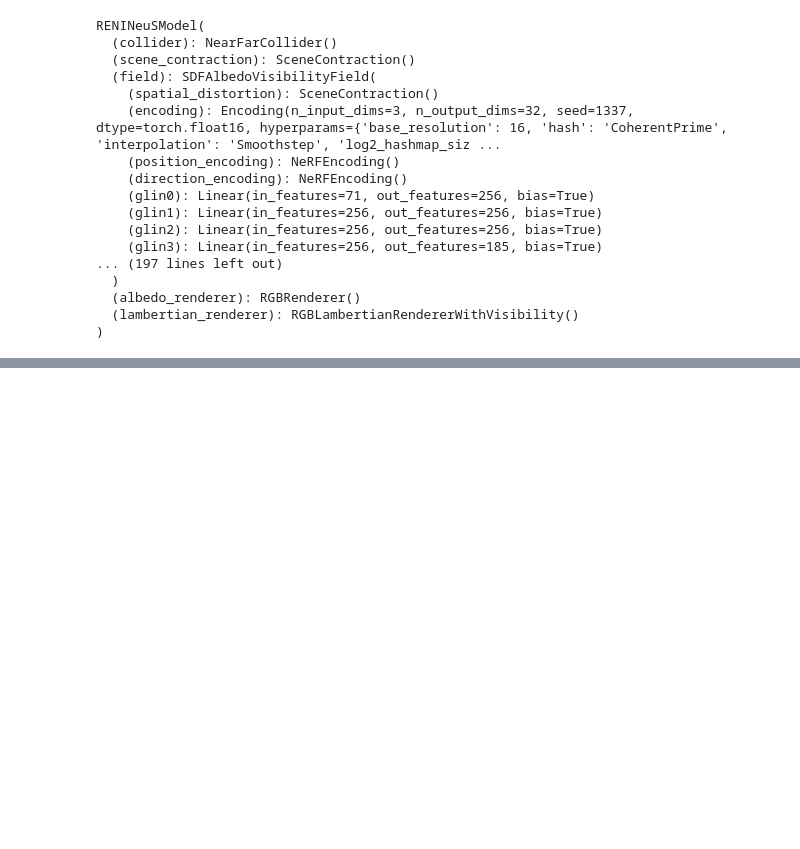
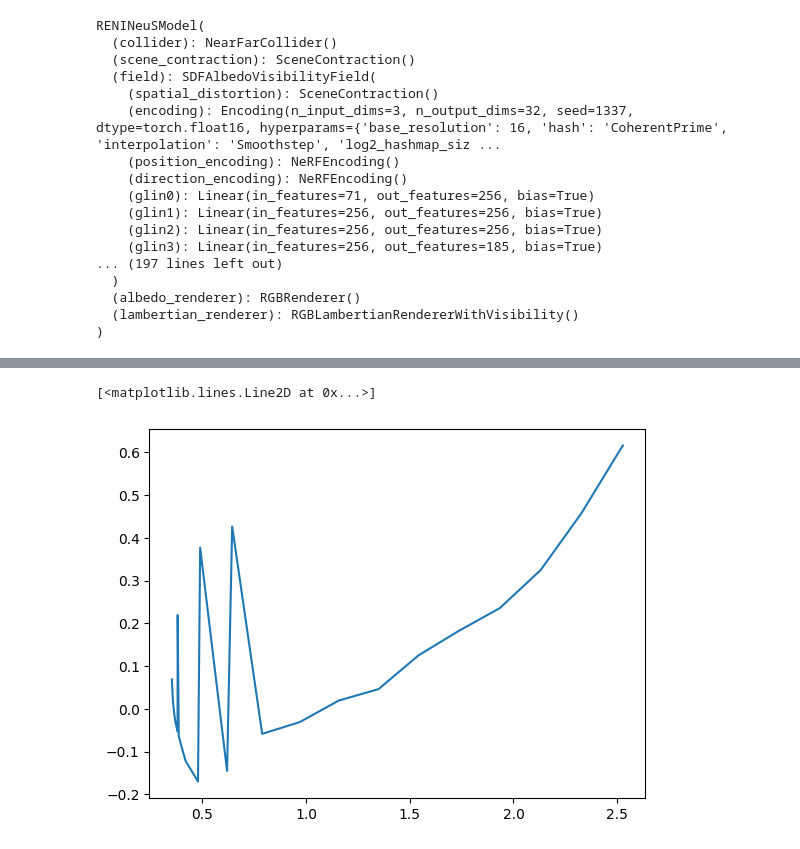
Before and after one commit to JADGardner/sdfstudio, a Jupyter notebook: notebooks/sdf_tests.ipynb, the cells around one changed output, grey strips where cells are left out. Saved outputs shown, nothing was run; the diff lists cells and outputs as text; code cells hidden in the pictures; blank space fills up the shorter version.

```diff
--- a/notebooks/sdf_tests.ipynb
+++ b/notebooks/sdf_tests.ipynb
@@ -225,0 +348,37 @@ tensor(6.7890, device='cuda:0', grad_fn=<MaxBackward1>)
+# %%
+camera_ray_bundle = make_ray_bundle_copy(camera_ray_bundle_original)
+batch = make_batch_clone(batch_original)
+
+camera_ray_bundle.nears = torch.zeros_like(camera_ray_bundle.directions_norm) + model.scene_box.near
+
+camera_ray_bundle.fars = torch.zeros_like(camera_ray_bundle.directions_norm) + model.scene_box.far
+
+camera_ray_bundle = camera_ray_bundle[400:401, 600:601]
+
+camera_ray_bundle = camera_ray_bundle.get_row_major_sliced_ray_bundle(0, 2)
+
+model.config.eval_num_rays_per_chunk = 512
+
+# forward through model for camera ray bundle
+ray_samples, weights_list, ray_samples_list = model.proposal_sampler(camera_ray_bundle, density_fns=model.density_fns)
+
+illumination_field = model.illumination_field_train
+
+illumination_directions = model.illumination_sampler(model.config.num_illumination_samples)
+illumination_directions = illumination_directions.to(device)
+
+field_outputs = model.field(ray_samples, return_alphas=True, illumination_directions=illumination_directions)
+
+sdf = field_outputs[FieldHeadNames.SDF][0]
+points = torch.norm(ray_samples.frustums.get_start_positions()[0], dim=1)
+
+# sort points from low to high and sort sdf values accordingly
+points, sdf = zip(*sorted(zip(points, sdf)))
+points = torch.tensor(points)
+sdf = torch.tensor(sdf)
+
+# plot sdf against points
+plt.plot(points.cpu().detach().numpy(), sdf.cpu().detach().numpy())
+# %% [output]
+[<matplotlib.lines.Line2D at 0x...>]
+[figure, added]
```
Also changed, not shown: parts of 26 cells of this notebook, 1 other file.
